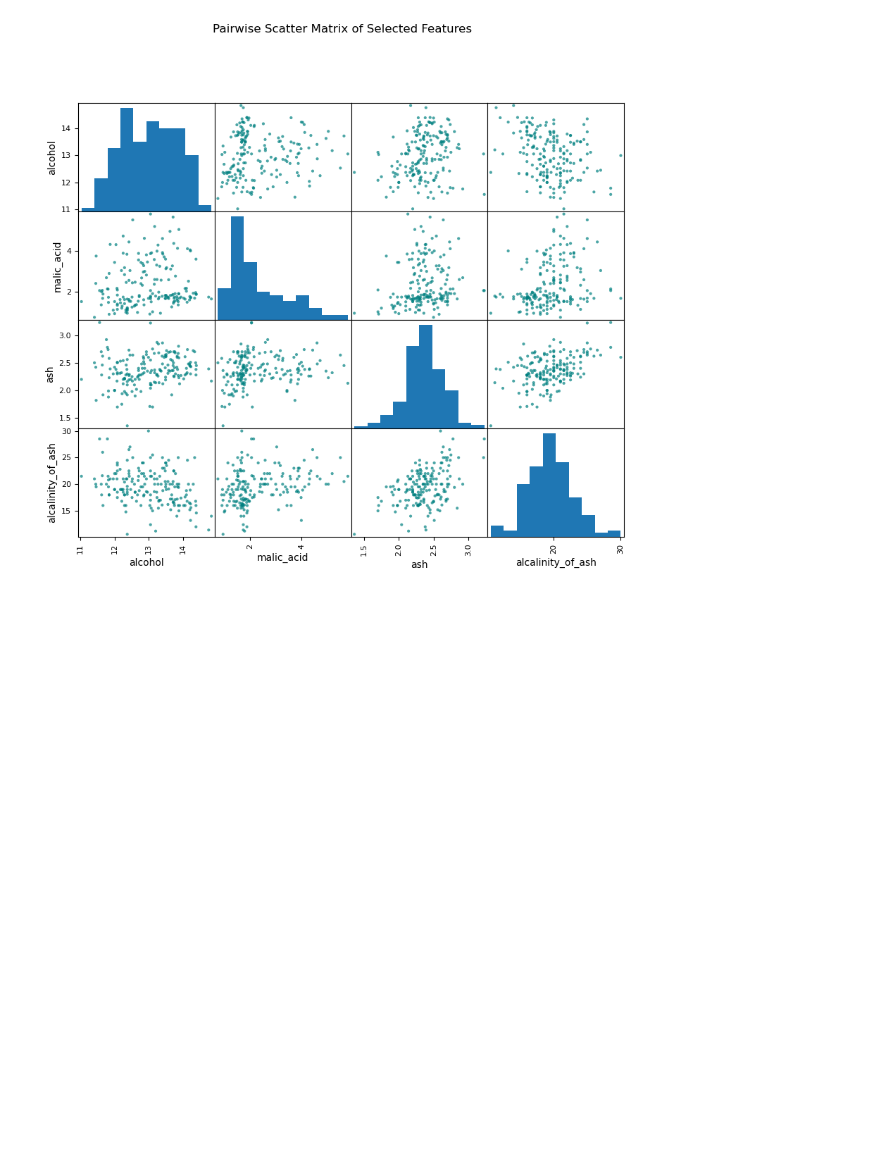
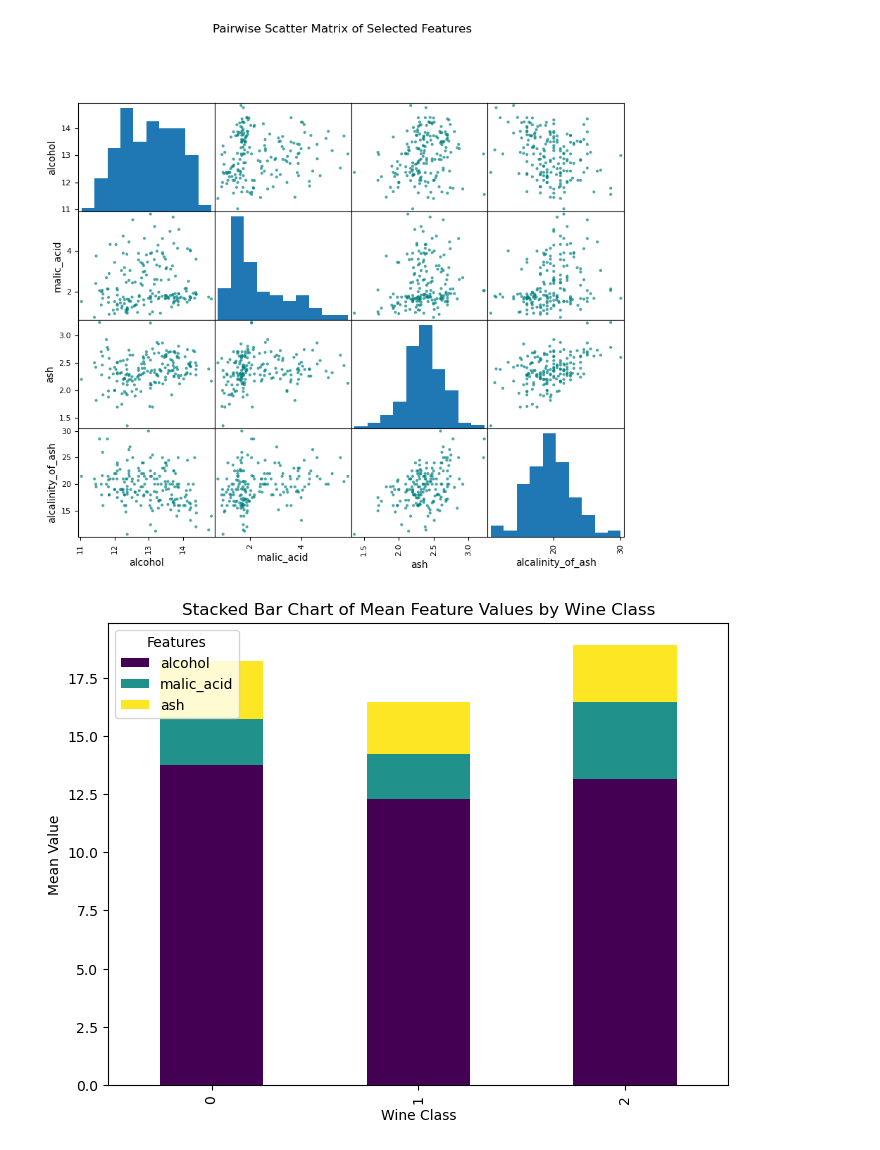
Before and after one commit to md-faiyazkhan/ml-practice, a Jupyter notebook: Matplotlib/Matplotlib.ipynb, the cells around one changed output. Drawn from its saved outputs; the diff is of its cells as text; code cells hidden in the pictures; blank space fills up the shorter version.

```diff
--- a/Matplotlib/Matplotlib.ipynb
+++ b/Matplotlib/Matplotlib.ipynb
@@ -174,3 +175,22 @@ plt.suptitle("Pairwise Scatter Matrix of Selected Features", y=1.02)
 plt.show()
 # %% [output]
 [figure]
+# %%
+# Q: Plot a stacked bar chart showing mean values of selected features grouped by target.
+
+grouped_means = df.groupby(wine.target)[['alcohol', 'malic_acid', 'ash']].mean()
+
+grouped_means.plot(
+    kind='bar',
+    stacked=True,
+    figsize=(8, 6),
+    colormap='viridis'
+)
+
+plt.title("Stacked Bar Chart of Mean Feature Values by Wine Class")
+plt.xlabel("Wine Class")
+plt.ylabel("Mean Value")
+plt.legend(title="Features")
+plt.show()
+# %% [output]
+[figure, added]
```
Also changed, not shown: parts of 1 cell of this notebook.
